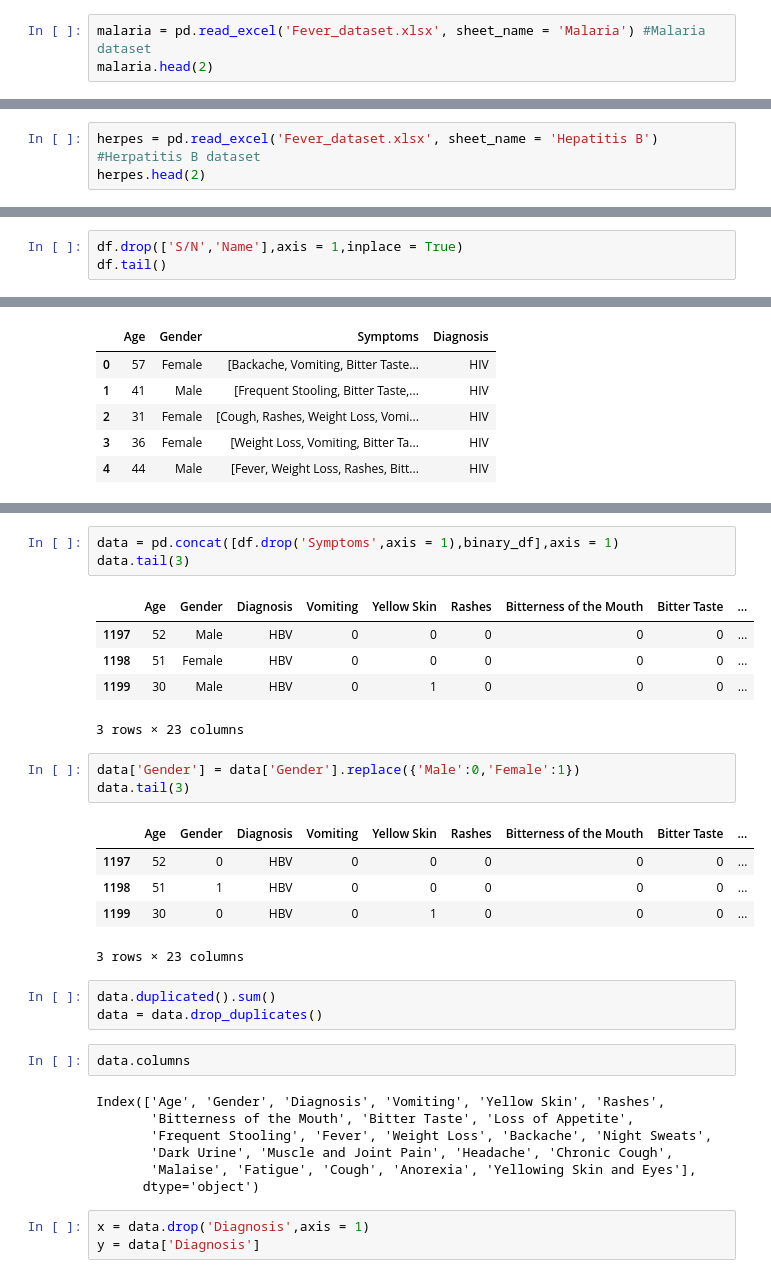
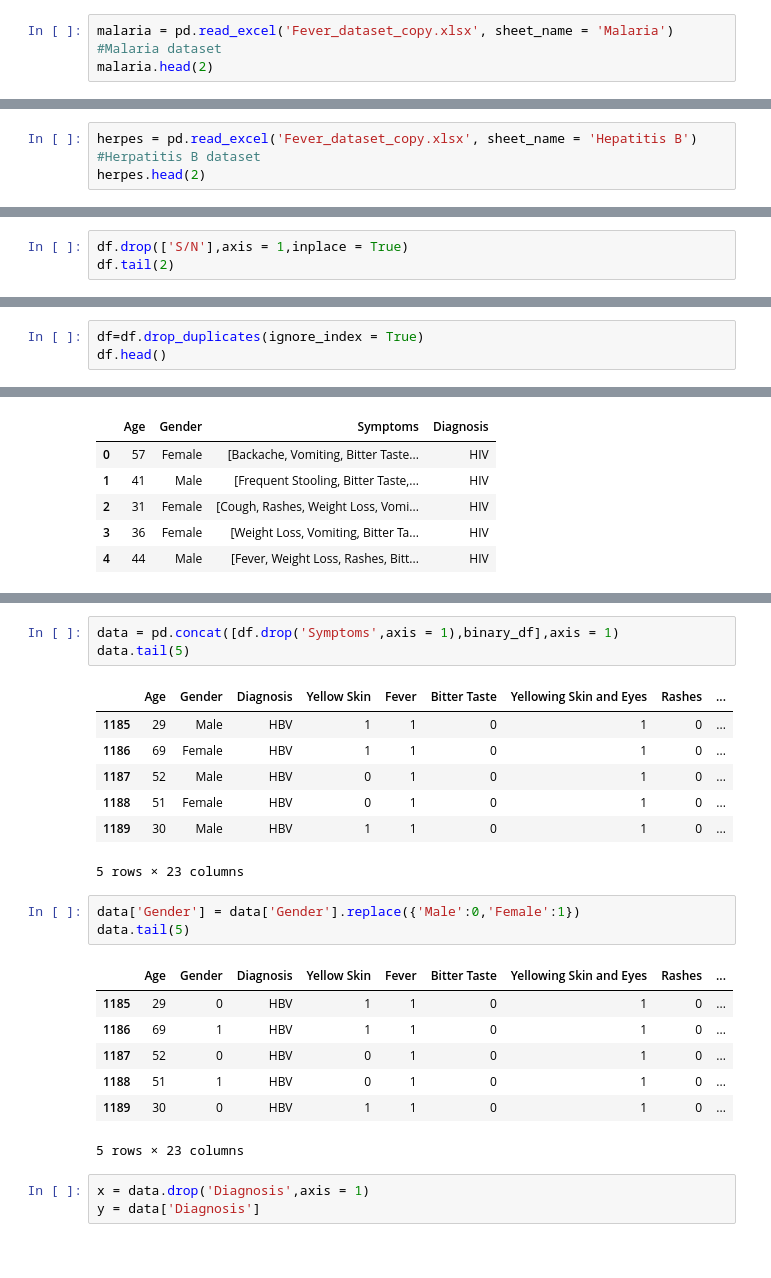
Before and after one commit to FavourAkumute/Fever-related-diseases, a Jupyter notebook: Fever.ipynb, the cells around one changed output, grey strips where cells are left out. Saved outputs shown, nothing was run; the diff lists cells and outputs as text.

```diff
--- a/Fever.ipynb
+++ b/Fever.ipynb
@@ -35,4 +35,4 @@ tb.head(2)
 # %%
-malaria = pd.read_excel('Fever_dataset.xlsx', sheet_name = 'Malaria') #Malaria dataset
+malaria = pd.read_excel('Fever_dataset_copy.xlsx', sheet_name = 'Malaria') #Malaria dataset
 malaria.head(2)
 # %% [output]
@@ -42,4 +42,4 @@ malaria.head(2)
 # %%
-herpes = pd.read_excel('Fever_dataset.xlsx', sheet_name = 'Hepatitis B') #Herpatitis B dataset
+herpes = pd.read_excel('Fever_dataset_copy.xlsx', sheet_name = 'Hepatitis B') #Herpatitis B dataset
 herpes.head(2)
 # %% [output]
@@ -59,5 +59,5 @@ df.tail()
 # %%
-df.drop(['S/N','Name'],axis = 1,inplace = True)
-df.tail()
+df.drop(['S/N'],axis = 1,inplace = True)
+df.tail(2)
 # %% [output]
 |  | Age | Gender | Symptoms | Diagnosis |
@@ -67,2 +64,5 @@ df.tail()
 | 1198 | 51 | Female | Muscle and Joint Pain, Yellowing ... | HBV |
 | 1199 | 30 | Male | Yellow Skin, Fever, Fatigue, Yell... | HBV |
+# %%
+df=df.drop_duplicates(ignore_index = True)
+df.head()
@@ -126,33 +143,25 @@ Name: 3, dtype: int64
 # %%
 data = pd.concat([df.drop('Symptoms',axis = 1),binary_df],axis = 1)
-data.tail(3)
+data.tail(5)
 # %% [output]
-|  | Age | Gender | Diagnosis | Vomiting | Yellow Skin | Rashes | Bitterness of the Mouth | Bitter Taste | ... |
-| 1197 | 52 | Male | HBV | 0 | 0 | 0 | 0 | 0 | ... |
-| 1198 | 51 | Female | HBV | 0 | 0 | 0 | 0 | 0 | ... |
-| 1199 | 30 | Male | HBV | 0 | 1 | 0 | 0 | 0 | ... |
+|  | Age | Gender | Diagnosis | Yellow Skin | Fever | Bitter Taste | Yellowing Skin and Eyes | Rashes | ... |
+| 1185 | 29 | Male | HBV | 1 | 1 | 0 | 1 | 0 | ... |
+| 1186 | 69 | Female | HBV | 1 | 1 | 0 | 1 | 0 | ... |
+| 1187 | 52 | Male | HBV | 0 | 1 | 0 | 1 | 0 | ... |
+| 1188 | 51 | Female | HBV | 0 | 1 | 0 | 1 | 0 | ... |
+| 1189 | 30 | Male | HBV | 1 | 1 | 0 | 1 | 0 | ... |
-3 rows × 23 columns
+5 rows × 23 columns
 # %%
 data['Gender'] = data['Gender'].replace({'Male':0,'Female':1})
-data.tail(3)
+data.tail(5)
 # %% [output]
-|  | Age | Gender | Diagnosis | Vomiting | Yellow Skin | Rashes | Bitterness of the Mouth | Bitter Taste | ... |
-| 1197 | 52 | 0 | HBV | 0 | 0 | 0 | 0 | 0 | ... |
-| 1198 | 51 | 1 | HBV | 0 | 0 | 0 | 0 | 0 | ... |
-| 1199 | 30 | 0 | HBV | 0 | 1 | 0 | 0 | 0 | ... |
+|  | Age | Gender | Diagnosis | Yellow Skin | Fever | Bitter Taste | Yellowing Skin and Eyes | Rashes | ... |
+| 1185 | 29 | 0 | HBV | 1 | 1 | 0 | 1 | 0 | ... |
+| 1186 | 69 | 1 | HBV | 1 | 1 | 0 | 1 | 0 | ... |
+| 1187 | 52 | 0 | HBV | 0 | 1 | 0 | 1 | 0 | ... |
+| 1188 | 51 | 1 | HBV | 0 | 1 | 0 | 1 | 0 | ... |
+| 1189 | 30 | 0 | HBV | 1 | 1 | 0 | 1 | 0 | ... |
-3 rows × 23 columns
+5 rows × 23 columns
-# %%
-data.duplicated().sum()
-data = data.drop_duplicates()
-# %%
-data.columns
-# %% [output]
-Index(['Age', 'Gender', 'Diagnosis', 'Vomiting', 'Yellow Skin', 'Rashes',
-       'Bitterness of the Mouth', 'Bitter Taste', 'Loss of Appetite',
-       'Frequent Stooling', 'Fever', 'Weight Loss', 'Backache', 'Night Sweats',
-       'Dark Urine', 'Muscle and Joint Pain', 'Headache', 'Chronic Cough',
-       'Malaise', 'Fatigue', 'Cough', 'Anorexia', 'Yellowing Skin and Eyes'],
-      dtype='object')
 # %%
 x = data.drop('Diagnosis',axis = 1)
 y = data['Diagnosis']
```
Also changed, not shown: parts of 20 cells of this notebook.
